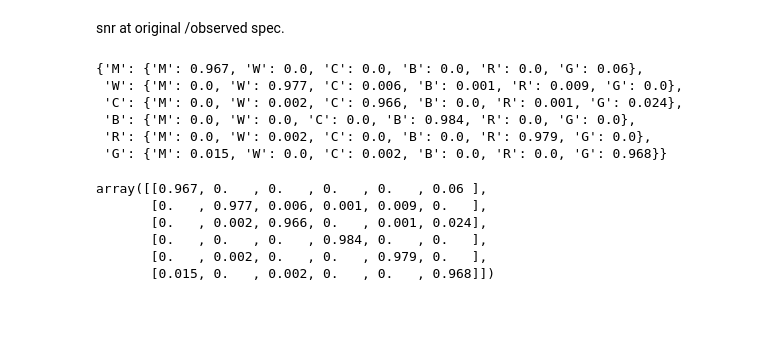
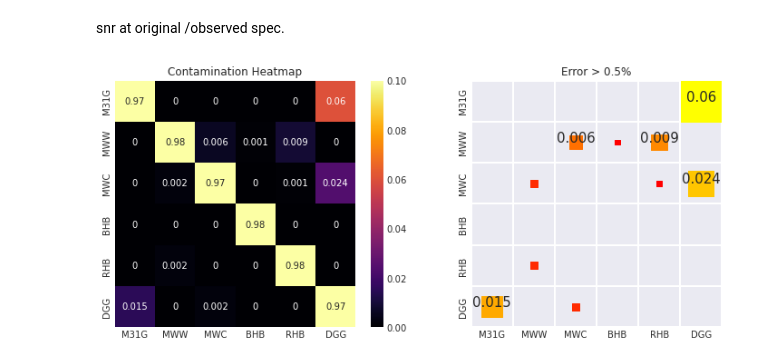
Before and after one commit to ViskaWei/LV, a Jupyter notebook: nb/dnn.ipynb, the cells around one changed output. Saved outputs shown, nothing was run; the diff lists cells and outputs as text; code cells hidden in the pictures; blank space fills up the shorter version.

```diff
--- a/nb/dnn.ipynb
+++ b/nb/dnn.ipynb
@@ -76,16 +72,7 @@ error projection. snr = 10 * sqrt(2), Bosz_R5000, 30, 60
 sqrt(20)
 # %% [markdown]
 snr at original /observed spec.
-# %%
-ddp.dCT = None
 # %%
-ddp.get_contamination()
+ddp.plot_heatmaps()
+# %% [output]
+[figure, added]
-# %%
-ddp.dCT
-# %% [output]
-{'M': {'M': 0.967, 'W': 0.0, 'C': 0.0, 'B': 0.0, 'R': 0.0, 'G': 0.06},
- 'W': {'M': 0.0, 'W': 0.977, 'C': 0.006, 'B': 0.001, 'R': 0.009, 'G': 0.0},
- 'C': {'M': 0.0, 'W': 0.002, 'C': 0.966, 'B': 0.0, 'R': 0.001, 'G': 0.024},
- 'B': {'M': 0.0, 'W': 0.0, 'C': 0.0, 'B': 0.984, 'R': 0.0, 'G': 0.0},
- 'R': {'M': 0.0, 'W': 0.002, 'C': 0.0, 'B': 0.0, 'R': 0.979, 'G': 0.0},
- 'G': {'M': 0.015, 'W': 0.0, 'C': 0.002, 'B': 0.0, 'R': 0.0, 'G': 0.968}}
@@ -96,9 +78,0 @@ ddp.get_contamination_mat()
-# %%
-ddp.CT
-# %% [output]
-array([[0.967, 0.   , 0.   , 0.   , 0.   , 0.06 ],
-       [0.   , 0.977, 0.006, 0.001, 0.009, 0.   ],
-       [0.   , 0.002, 0.966, 0.   , 0.001, 0.024],
-       [0.   , 0.   , 0.   , 0.984, 0.   , 0.   ],
-       [0.   , 0.002, 0.   , 0.   , 0.979, 0.   ],
-       [0.015, 0.   , 0.002, 0.   , 0.   , 0.968]])
```
Also changed, not shown: parts of 10 cells of this notebook, 3 other files.
